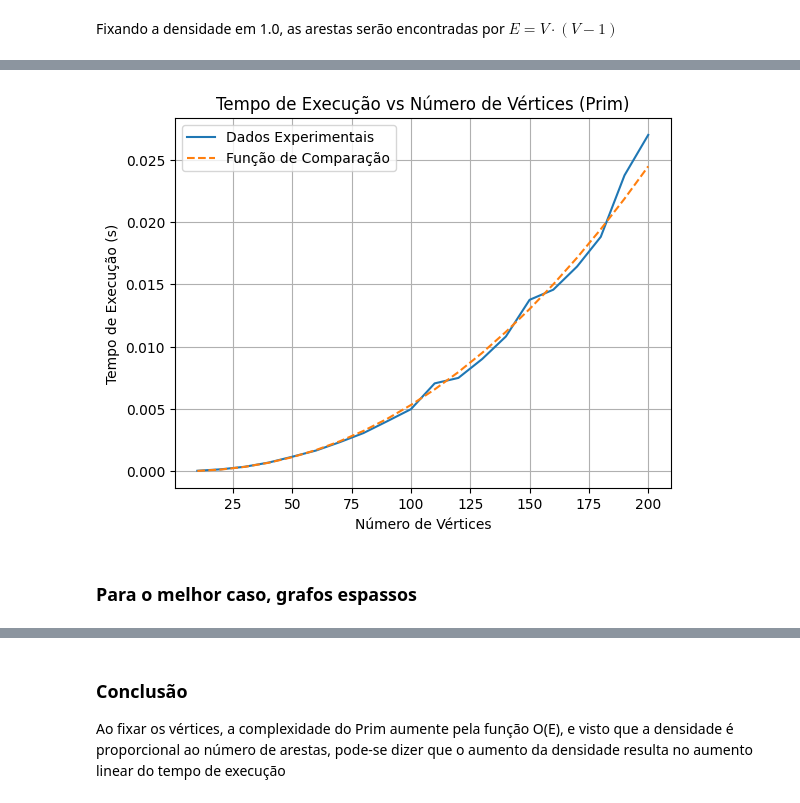
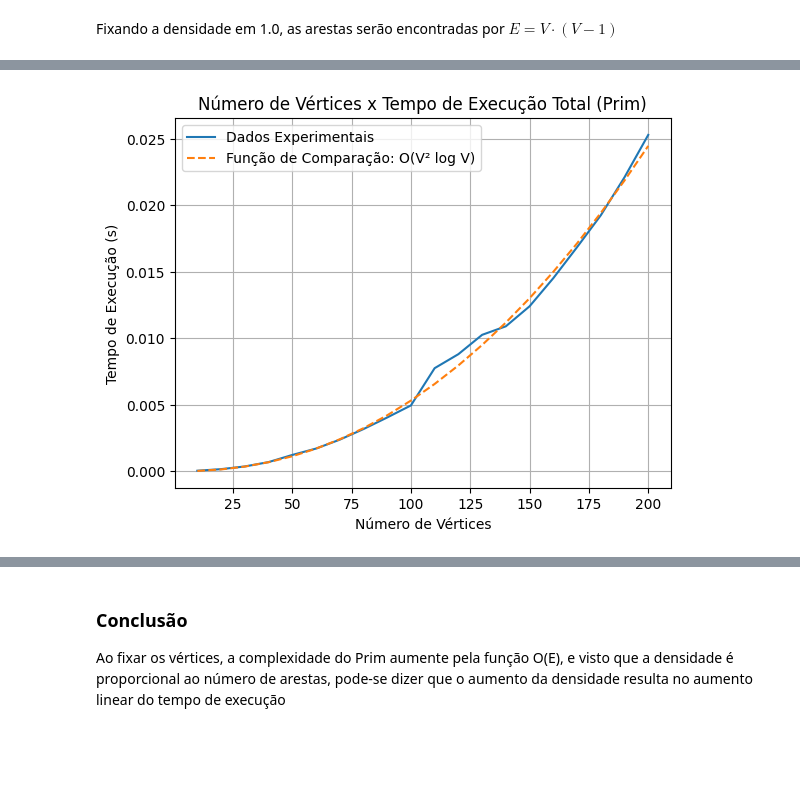
Before and after one commit to reali-705/cc-ufpa, a Jupyter notebook: atividade_2/dashboard.ipynb, the cells around one changed output, grey strips where cells are left out. Drawn from its saved outputs; the diff is of its cells as text; code cells hidden in the pictures; blank space fills up the shorter version.

```diff
--- a/atividade_2/dashboard.ipynb
+++ b/atividade_2/dashboard.ipynb
@@ -68,10 +138,10 @@ df_prim.head(10)
 # %% [markdown]
 ### Para o pior caso, grafos densos
 # %%
-df_prim_vertice = df_prim.sort_values(by="densidade", ascending=False)
-df_prim_vertice.drop_duplicates(subset="num_vertices", keep="first", inplace=True)
-df_prim_vertice.sort_values(by="num_vertices", inplace=True)
-df_prim_vertice.reset_index(drop=True, inplace=True)
-df_prim_vertice
+df_prim_vertice_pior = df_prim.sort_values(by="densidade", ascending=False)
+df_prim_vertice_pior.drop_duplicates(subset="num_vertices", keep="first", inplace=True)
+df_prim_vertice_pior.sort_values(by="num_vertices", inplace=True)
+df_prim_vertice_pior.reset_index(drop=True, inplace=True)
+df_prim_vertice_pior
 # %% [output]
 |  | idx | num_vertices | num_arestas | densidade | arestas_analisadas | heap_push | heap_pop | ... |
@@ -124,16 +194,14 @@ plotar(
 # %%
 plotar(
-    df_prim_vertice,
-    linha=df_prim_vertice.shape[0] - 1,
+    df_prim_vertice_pior,
+    linha=df_prim_vertice_pior.shape[0] - 1,
     coluna1="num_vertices",
     coluna2="tempo_execucao_total",
-    titulo="Tempo de Execução vs Número de Vértices (Prim)",
+    titulo="Número de Vértices x Tempo de Execução Total (Prim)",
     xlabel="Número de Vértices",
     ylabel="Tempo de Execução (s)",
     funcao_comparacao=lambda x : 8e-8 * (x**2) * np.log2(x),
-    tlabel="Função de Comparação"
+    tlabel="Função de Comparação: O(V² log V)"
 )
 # %% [output]
-[figure, old version]
+[figure, new version]
-# %% [markdown]
-### Para o melhor caso, grafos espassos
```
Also changed, not shown: parts of 74 cells of this notebook, 2 other files.
